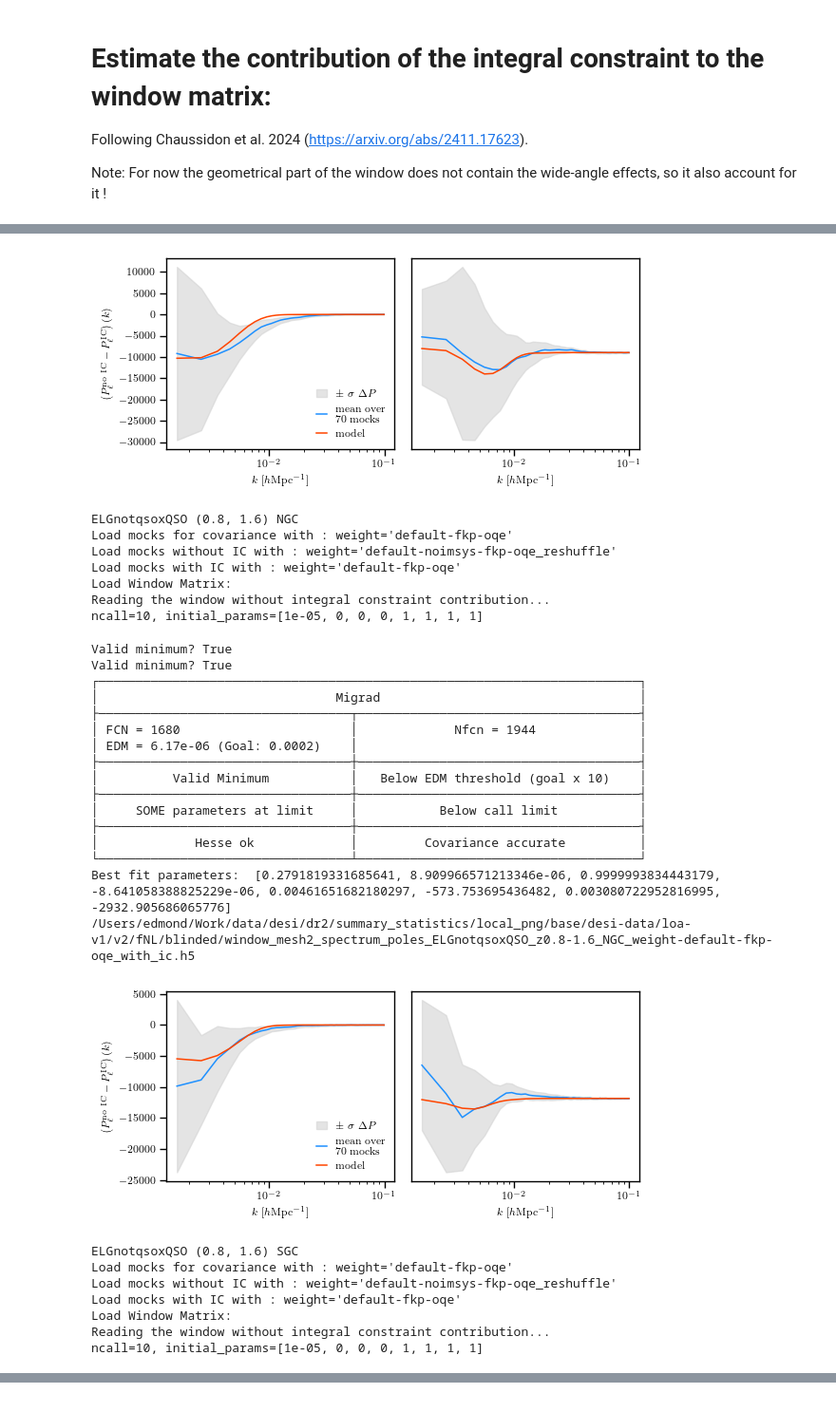
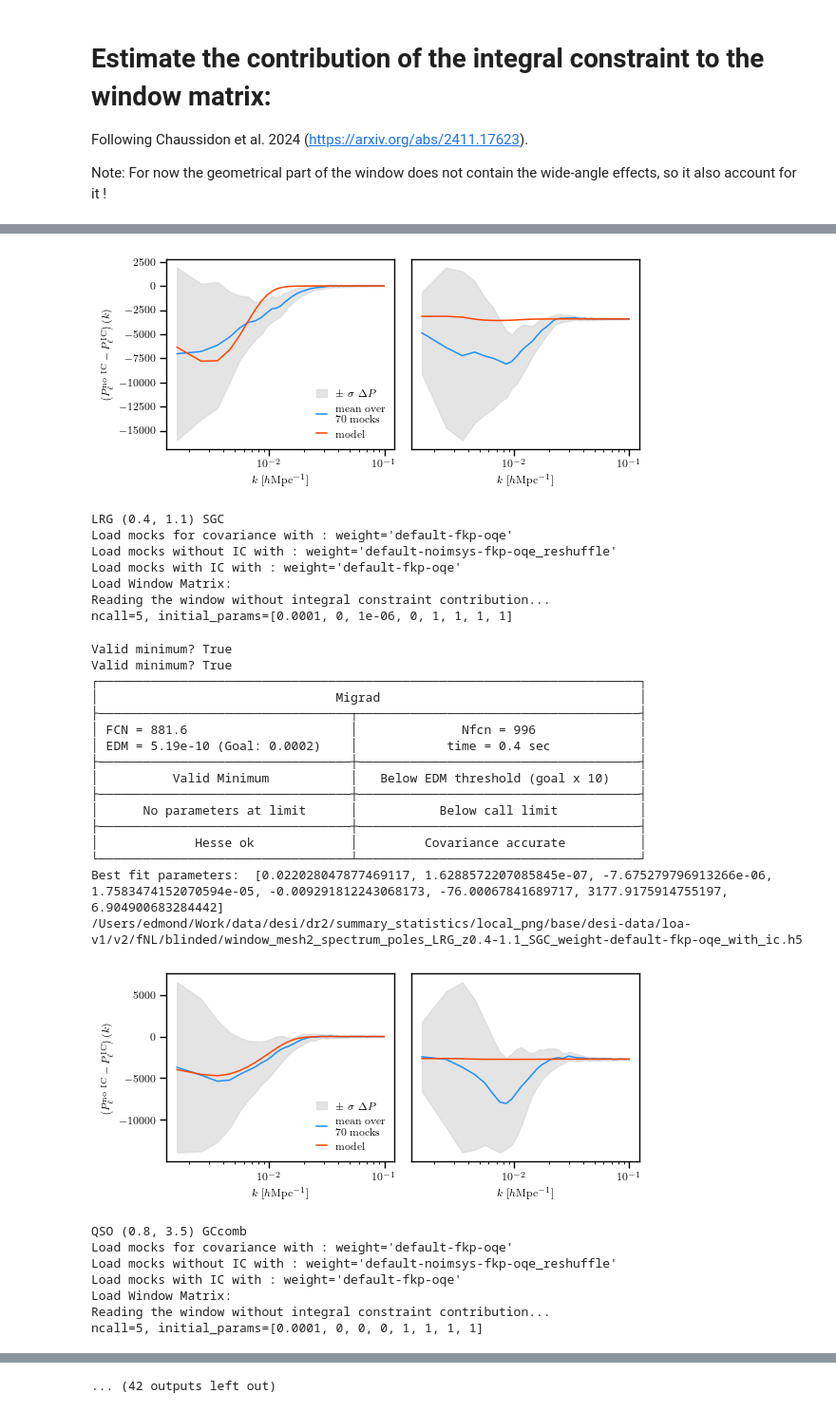
Before and after one commit to AlbertoRosado1/cai-dr2-clustering-products, a Jupyter notebook: local_png/integral_constraints_contribution.ipynb, the cells around one changed output, grey strips where cells are left out. Shown at 95% size. Saved outputs shown, nothing was run; the diff lists cells and outputs as text; code cells hidden in the pictures.

```diff
--- a/local_png/integral_constraints_contribution.ipynb
+++ b/local_png/integral_constraints_contribution.ipynb
@@ -59,13 +59,14 @@ project = 'local_png/base/holi-v3-altmtl/'
 
 data_dir = '/Users/edmond/Work/data/desi/dr2/summary_statistics/local_png/base/desi-data/loa-v1/v2/fNL/blinded/'
 
-tracers = ['LRG', 'QSO', 'ELGnotqso', 'LRGxQSO', 'LRGxELGnotqso', 'ELGnotqsoxQSO'][3:4]
+tracers = ['LRG', 'QSO', 'ELGnotqso', 'LRGxQSO', 'LRGxELGnotqso', 'ELGnotqsoxQSO']
 zranges = {'LRG': [(0.4, 1.1)], 'QSO': [(0.8, 3.5)], 'ELGnotqso': [(0.8, 1.6)],
            'LRGxQSO': [(0.8, 1.1)], 'LRGxELGnotqso': [(0.8, 1.1)], 'ELGnotqsoxQSO': [(0.8, 1.6)]}
 
 #regions = {tracer: ['GCcomb'] for tracer in tracers}
+#regions = {tracer: ['NGC', 'SGC'] for tracer in tracers}
 
-regions = {tracer: ['NGC', 'SGC'] for tracer in tracers}
+regions = {tracer: ['GCcomb', 'NGC', 'SGC'] for tracer in tracers}
 
 for tracer in tracers:
     for zrange in zranges[tracer]:
@@ -144,35 +145,35 @@ Best fit parameters:  [1.0, 8.00219312901973e-06, -7.385869806220136e-05, 0.0001
-[figure, old version]
+[figure, new version]
-ELGnotqsoxQSO (0.8, 1.6) NGC
+LRG (0.4, 1.1) SGC
 Load mocks for covariance with : weight='default-fkp-oqe'
 Load mocks without IC with : weight='default-noimsys-fkp-oqe_reshuffle'
 Load mocks with IC with : weight='default-fkp-oqe'
 Load Window Matrix:
 Reading the window without integral constraint contribution...
-ncall=10, initial_params=[1e-05, 0, 0, 0, 1, 1, 1, 1]
+ncall=5, initial_params=[0.0001, 0, 1e-06, 0, 1, 1, 1, 1]
 Valid minimum? True
 Valid minimum? True
 ┌─────────────────────────────────────────────────────────────────────────┐
 │                                Migrad                                   │
 ├──────────────────────────────────┬──────────────────────────────────────┤
-│ FCN = 1680                       │             Nfcn = 1944              │
-│ EDM = 6.17e-06 (Goal: 0.0002)    │                                      │
+│ FCN = 881.6                      │              Nfcn = 996              │
+│ EDM = 5.19e-10 (Goal: 0.0002)    │            time = 0.4 sec            │
 ├──────────────────────────────────┼──────────────────────────────────────┤
 │          Valid Minimum           │   Below EDM threshold (goal x 10)    │
 ├──────────────────────────────────┼──────────────────────────────────────┤
-│     SOME parameters at limit     │           Below call limit           │
+│      No parameters at limit      │           Below call limit           │
 ├──────────────────────────────────┼──────────────────────────────────────┤
 │             Hesse ok             │         Covariance accurate          │
 └──────────────────────────────────┴──────────────────────────────────────┘
-Best fit parameters:  [0.2791819331685641, 8.909966571213346e-06, 0.9999993834443179, -8.641058388825229e-06, 0.00461651682180297, -573.753695436482, 0.003080722952816995, -2932.905686065776]
-/Users/edmond/Work/data/desi/dr2/summary_statistics/local_png/base/desi-data/loa-v1/v2/fNL/blinded/window_mesh2_spectrum_poles_ELGnotqsoxQSO_z0.8-1.6_NGC_weight-default-fkp-oqe_with_ic.h5
+Best fit parameters:  [0.022028047877469117, 1.6288572207085845e-07, -7.675279796913266e-06, 1.7583474152070594e-05, -0.009291812243068173, -76.00067841689717, 3177.9175914755197, 6.904900683284442]
+/Users/edmond/Work/data/desi/dr2/summary_statistics/local_png/base/desi-data/loa-v1/v2/fNL/blinded/window_mesh2_spectrum_poles_LRG_z0.4-1.1_SGC_weight-default-fkp-oqe_with_ic.h5
-[figure, old version]
+[figure, new version]
-ELGnotqsoxQSO (0.8, 1.6) SGC
+QSO (0.8, 3.5) GCcomb
 Load mocks for covariance with : weight='default-fkp-oqe'
 Load mocks without IC with : weight='default-noimsys-fkp-oqe_reshuffle'
 Load mocks with IC with : weight='default-fkp-oqe'
 Load Window Matrix:
 Reading the window without integral constraint contribution...
-ncall=10, initial_params=[1e-05, 0, 0, 0, 1, 1, 1, 1]
+ncall=5, initial_params=[0.0001, 0, 0, 0, 1, 1, 1, 1]
 Valid minimum? True
 Valid minimum? True
 ┌─────────────────────────────────────────────────────────────────────────┐
@@ -192,0 +194 @@ Best fit parameters:  [0.9997852498411692, -6.445438948454729e-06, -0.0196535745
+... (42 outputs left out)
```
Also changed, not shown: parts of 1 cell of this notebook, 5 other files.
